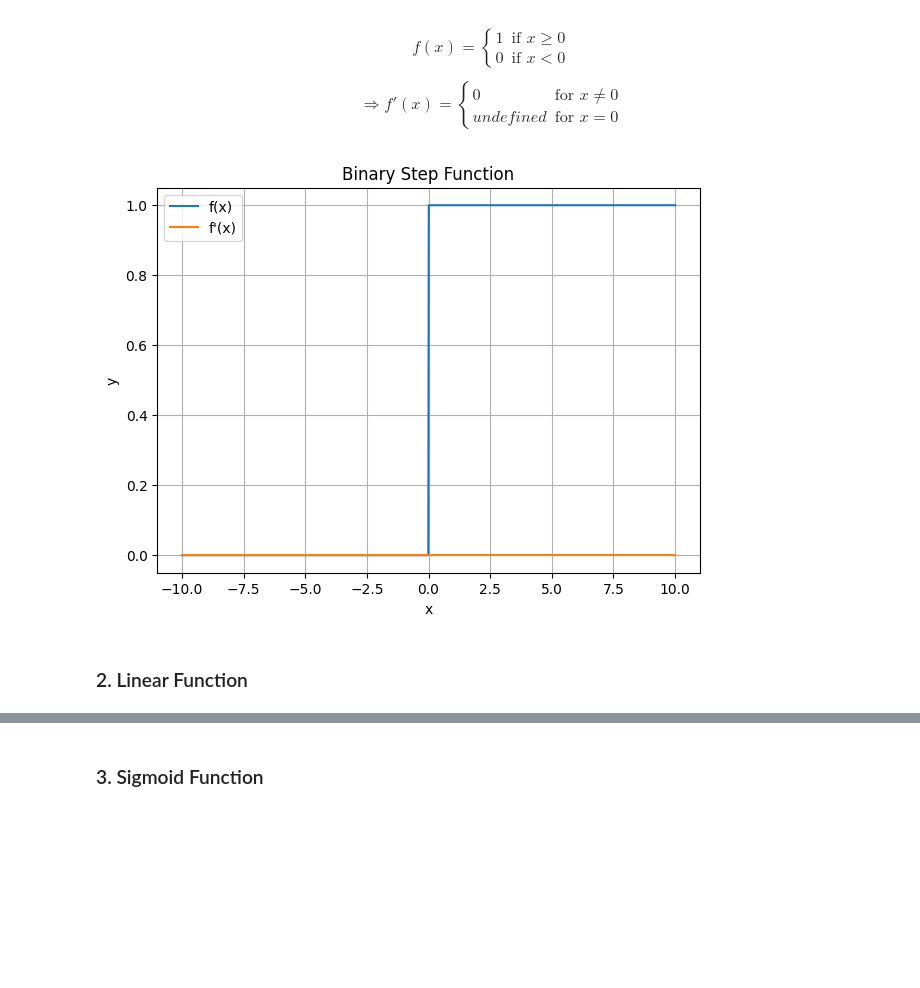
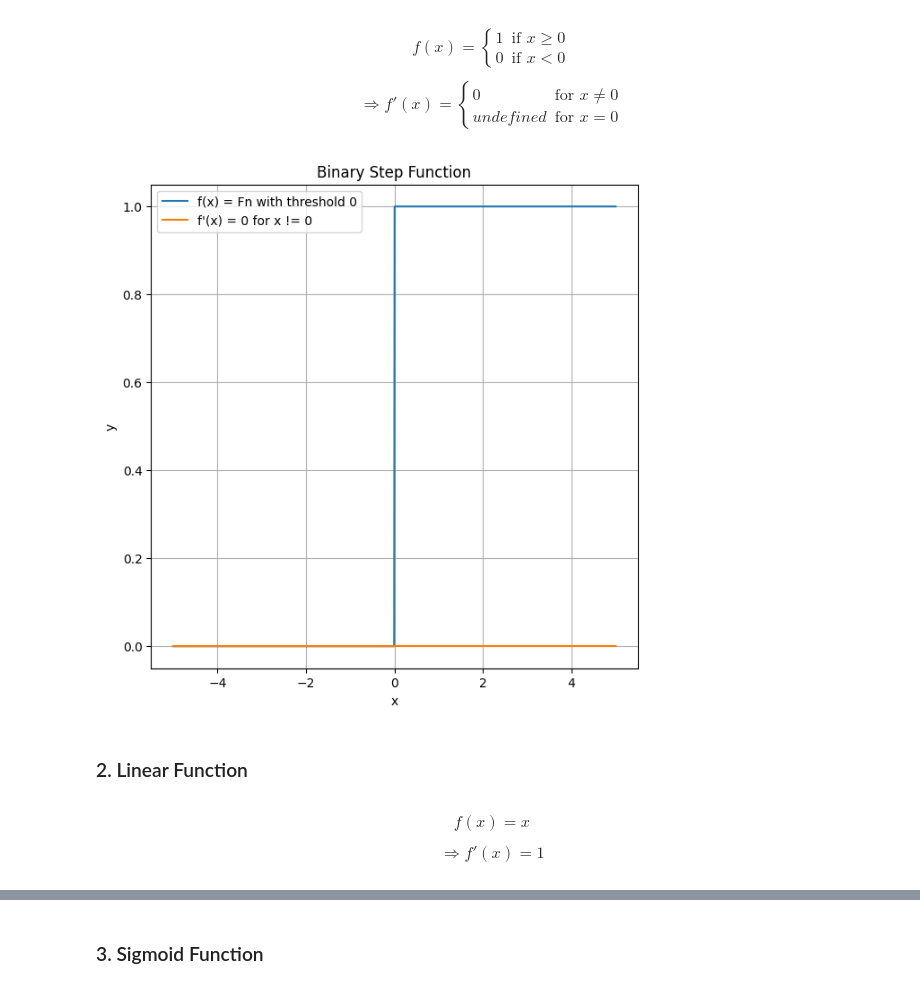
Before and after one commit to ikabrain/UCS761-Deep-Learning-Lab, a Jupyter notebook: DL_assign5.ipynb, the cells around one changed output, grey strips where cells are left out. Saved outputs shown, nothing was run; the diff lists cells and outputs as text; code cells hidden in the pictures; blank space fills up the shorter version.

```diff
--- a/DL_assign5.ipynb
+++ b/DL_assign5.ipynb
@@ -40,11 +40,11 @@ class Activation(Layer):
     def derivative(self):
         raise NotImplementedError
 
-    def plot(self, x_min=-10, x_max=10, x_step=1000, title="Activation Function"):
+    def plot(self, x_min=-10, x_max=10, x_step=1000, title="Activation Function", fn_label="f(x)", d_label="f'(x)"):
         # X-axis for graphs
         x = np.linspace(x_min, x_max, x_step)
-        plt.plot(x, self.forward(x), label="f(x)")
-        plt.plot(x, self.derivative(x), label="f'(x)")
+        plt.plot(x, self.forward(x), label=fn_label)
+        plt.plot(x, self.derivative(x), label=d_label)
         plt.title(title)
         plt.xlabel("x")
         plt.ylabel("y")
@@ -92,8 +90,18 @@ thresh = BinaryStep()
 # %%
-plt.figure(figsize=(7, 5))
-thresh.plot(-10, 10, 1000, "Binary Step Function")
+plt.figure(figsize=(7, 7))
+thresh = BinaryStep()
+thresh.plot(-5, 5, 1000, "Binary Step Function", "f(x) = Fn with threshold 0", "f'(x) = 0 for x != 0")
 plt.show()
 # %% [output]
-[figure, old version]
+[figure, new version]
 # %% [markdown]
 ### 2. Linear Function
+# %% [markdown]
+$$
+    f(x) = x
+$$
+
+$$
+    \Rightarrow
+    f'(x) = 1
+$$
```
Also changed, not shown: parts of 3 cells of this notebook.
